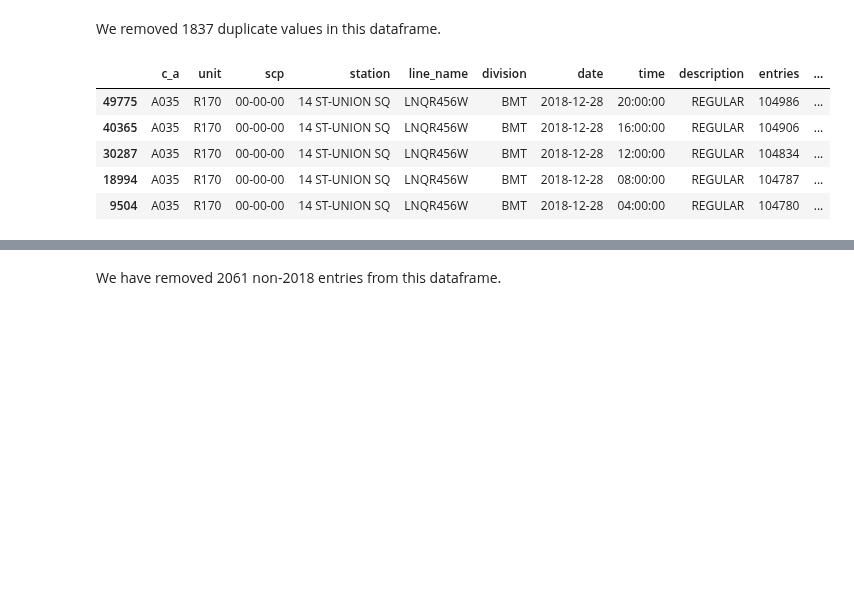
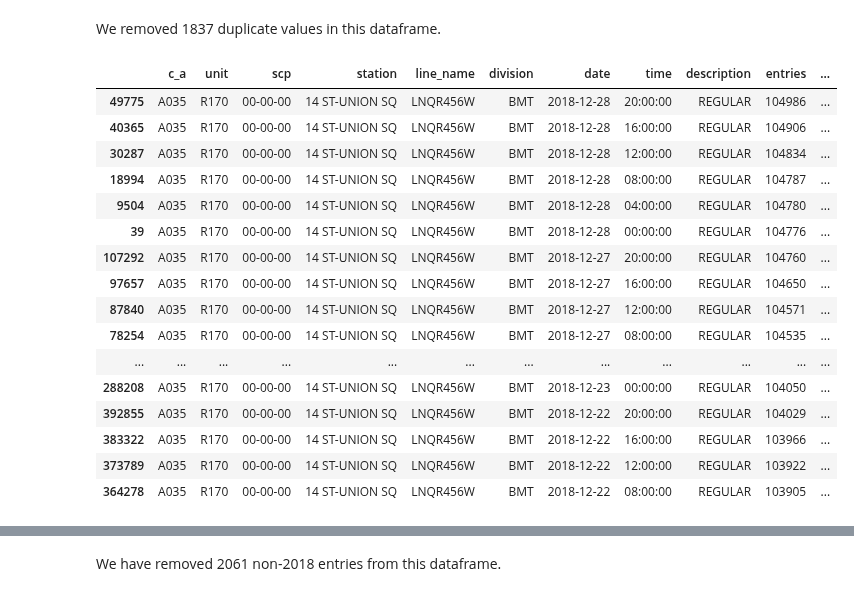
Before and after one commit to MahfuzurRahmanMiah/MTA_Turnstile_Data, a Jupyter notebook: MTA_Turnstile_Data.ipynb, the cells around one changed output, grey strips where cells are left out. Saved outputs shown, nothing was run; the diff lists cells and outputs as text; code cells hidden in the pictures; blank space fills up the shorter version.

```diff
--- a/MTA_Turnstile_Data.ipynb
+++ b/MTA_Turnstile_Data.ipynb
@@ -137,14 +150,25 @@ print(df_station.shape, df_station_cleaned.shape, df_station.shape[0] - df_stati
 # %% [markdown]
 We removed 1837 duplicate values in this dataframe.
 # %%
-df_station_cleaned.head()
+df_station_cleaned.head(40)
 # %% [output]
 |  | c_a | unit | scp | station | line_name | division | date | time | description | entries | ... |
 | 49775 | A035 | R170 | 00-00-00 | 14 ST-UNION SQ | LNQR456W | BMT | 2018-12-28 | 20:00:00 | REGULAR | 104986 | ... |
 | 40365 | A035 | R170 | 00-00-00 | 14 ST-UNION SQ | LNQR456W | BMT | 2018-12-28 | 16:00:00 | REGULAR | 104906 | ... |
 | 30287 | A035 | R170 | 00-00-00 | 14 ST-UNION SQ | LNQR456W | BMT | 2018-12-28 | 12:00:00 | REGULAR | 104834 | ... |
 | 18994 | A035 | R170 | 00-00-00 | 14 ST-UNION SQ | LNQR456W | BMT | 2018-12-28 | 08:00:00 | REGULAR | 104787 | ... |
 | 9504 | A035 | R170 | 00-00-00 | 14 ST-UNION SQ | LNQR456W | BMT | 2018-12-28 | 04:00:00 | REGULAR | 104780 | ... |
+| 39 | A035 | R170 | 00-00-00 | 14 ST-UNION SQ | LNQR456W | BMT | 2018-12-28 | 00:00:00 | REGULAR | 104776 | ... |
+| 107292 | A035 | R170 | 00-00-00 | 14 ST-UNION SQ | LNQR456W | BMT | 2018-12-27 | 20:00:00 | REGULAR | 104760 | ... |
+| 97657 | A035 | R170 | 00-00-00 | 14 ST-UNION SQ | LNQR456W | BMT | 2018-12-27 | 16:00:00 | REGULAR | 104650 | ... |
+| 87840 | A035 | R170 | 00-00-00 | 14 ST-UNION SQ | LNQR456W | BMT | 2018-12-27 | 12:00:00 | REGULAR | 104571 | ... |
+| 78254 | A035 | R170 | 00-00-00 | 14 ST-UNION SQ | LNQR456W | BMT | 2018-12-27 | 08:00:00 | REGULAR | 104535 | ... |
+| ... | ... | ... | ... | ... | ... | ... | ... | ... | ... | ... | ... |
+| 288208 | A035 | R170 | 00-00-00 | 14 ST-UNION SQ | LNQR456W | BMT | 2018-12-23 | 00:00:00 | REGULAR | 104050 | ... |
+| 392855 | A035 | R170 | 00-00-00 | 14 ST-UNION SQ | LNQR456W | BMT | 2018-12-22 | 20:00:00 | REGULAR | 104029 | ... |
+| 383322 | A035 | R170 | 00-00-00 | 14 ST-UNION SQ | LNQR456W | BMT | 2018-12-22 | 16:00:00 | REGULAR | 103966 | ... |
+| 373789 | A035 | R170 | 00-00-00 | 14 ST-UNION SQ | LNQR456W | BMT | 2018-12-22 | 12:00:00 | REGULAR | 103922 | ... |
+| 364278 | A035 | R170 | 00-00-00 | 14 ST-UNION SQ | LNQR456W | BMT | 2018-12-22 | 08:00:00 | REGULAR | 103905 | ... |
 # %%
 df_station_cleaned.loc[:, "entries_since_last_audit"] = df_station_cleaned.entries - df_station_cleaned.entries.shift(-1)
 df_station_cleaned.loc[:, "exits_since_last_audit"] = df_station_cleaned.exits - df_station_cleaned.exits.shift(-1)
```
Also changed, not shown: parts of 5 cells of this notebook.
